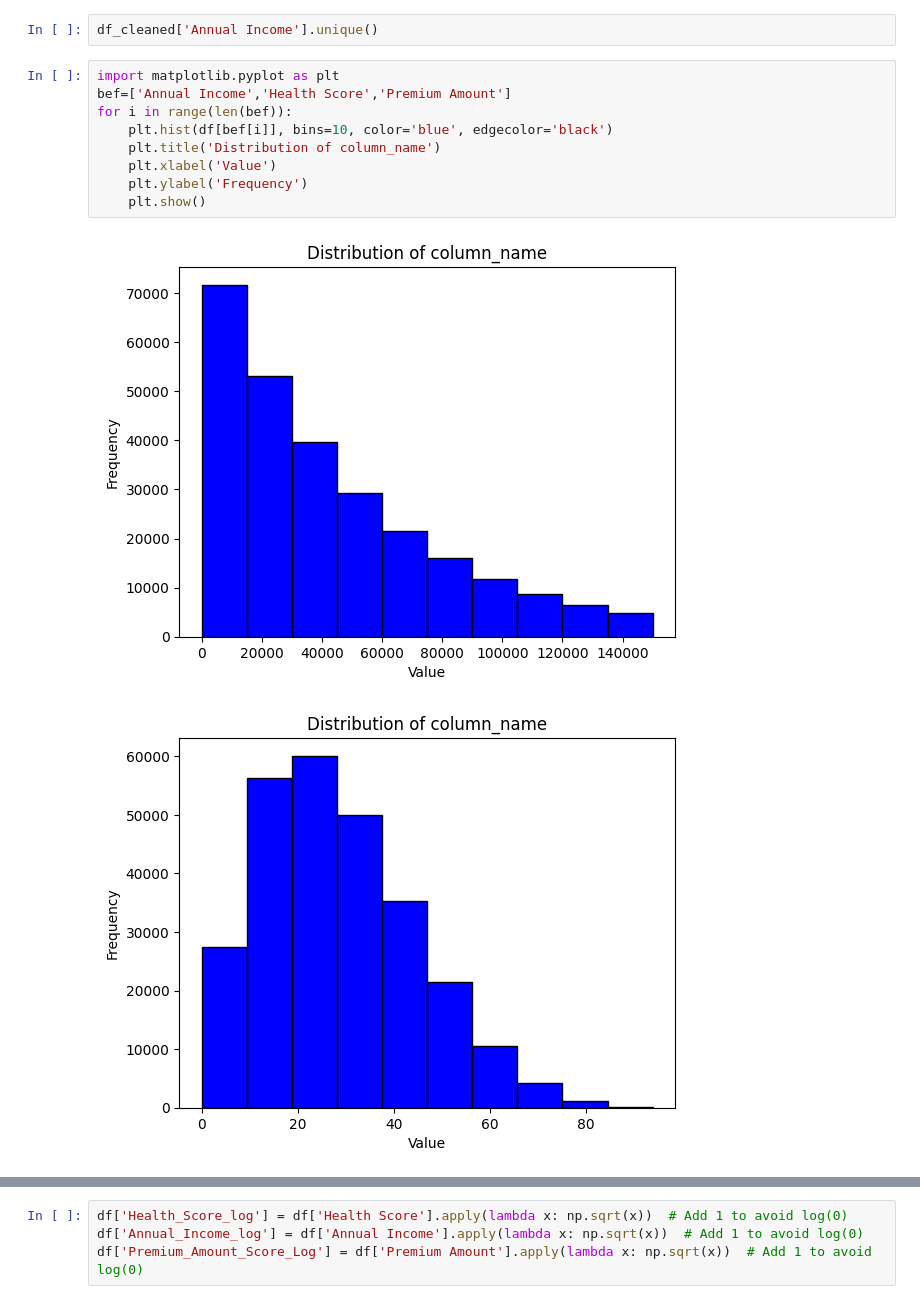
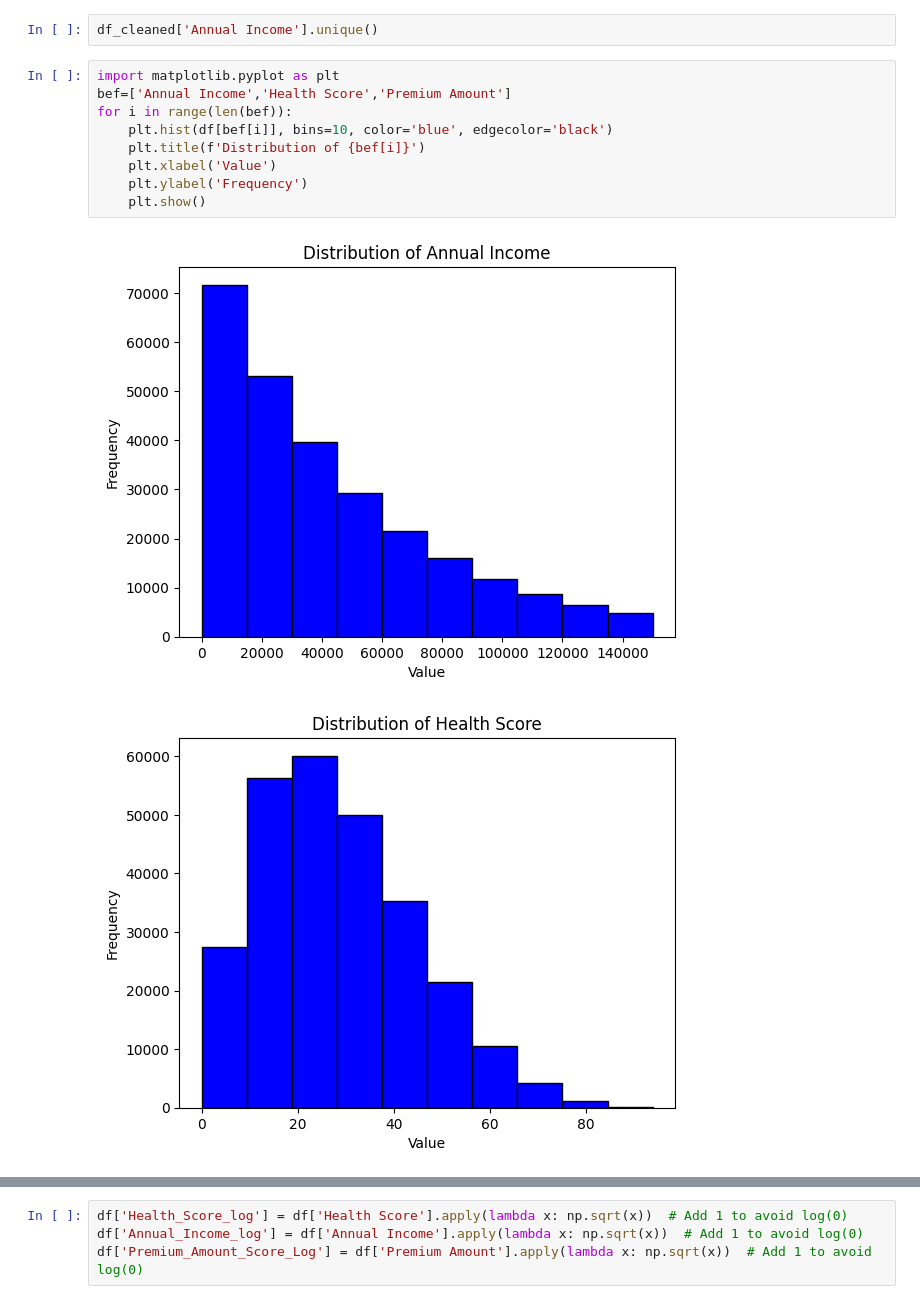
Before and after one commit to anmolmunnolli/insurance, a Jupyter notebook: version1.ipynb, the cells around one changed output, grey strips where cells are left out. Drawn from its saved outputs; the diff is of its cells as text.

```diff
--- a/version1.ipynb
+++ b/version1.ipynb
@@ -160,12 +160,12 @@ df_cleaned['Annual Income'].unique()
 # %%
 import matplotlib.pyplot as plt
 bef=['Annual Income','Health Score','Premium Amount']
 for i in range(len(bef)):
     plt.hist(df[bef[i]], bins=10, color='blue', edgecolor='black')
-    plt.title('Distribution of column_name')
+    plt.title(f'Distribution of {bef[i]}')
     plt.xlabel('Value')
     plt.ylabel('Frequency')
     plt.show()
 # %% [output]
-[figure, old version]
+[figure, new version]
-[figure, old version]
+[figure, new version]
```
Also changed, not shown: parts of 2 cells of this notebook.
